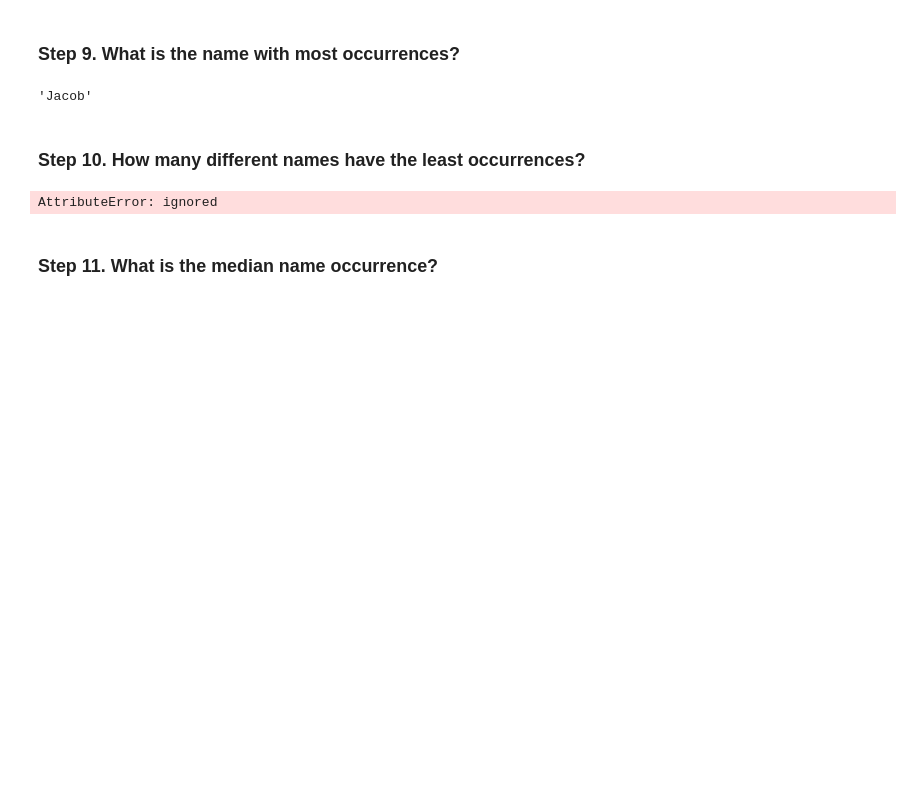
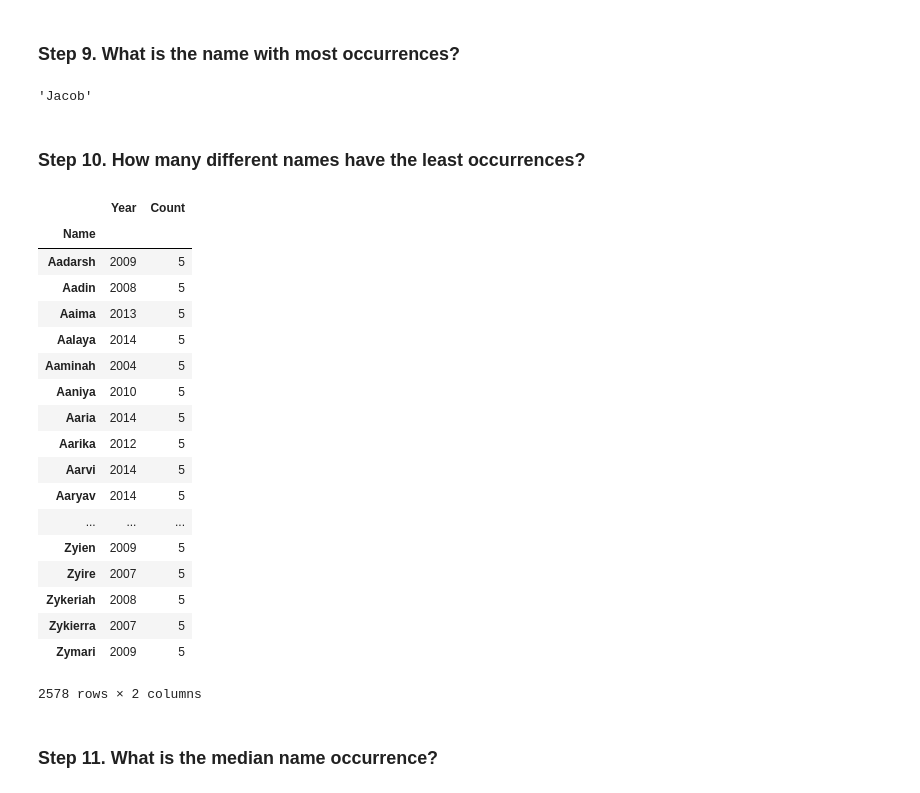
Before and after one commit to 03dipak/practise-pandas-ml, a Jupyter notebook: 06_Stats/US_Baby_Names/Exercises.ipynb, the cells around one changed output. Drawn from its saved outputs; the diff is of its cells as text; code cells hidden in the pictures; blank space fills up the shorter version.

```diff
--- a/06_Stats/US_Baby_Names/Exercises.ipynb
+++ b/06_Stats/US_Baby_Names/Exercises.ipynb
@@ -104,9 +104,27 @@ names.Count.idxmax()
 'Jacob'
 # %% [markdown]
 ### Step 10. How many different names have the least occurrences?
-# %%
-names[name.Count == name]
-# %% [output]
-AttributeError: ignored
+# %%
+names[names.Count == names.Count.min()]
+# %% [output]
+|  | Year | Count |
+| Name |  |  |
+| Aadarsh | 2009 | 5 |
+| Aadin | 2008 | 5 |
+| Aaima | 2013 | 5 |
+| Aalaya | 2014 | 5 |
+| Aaminah | 2004 | 5 |
+| Aaniya | 2010 | 5 |
+| Aaria | 2014 | 5 |
+| Aarika | 2012 | 5 |
+| Aarvi | 2014 | 5 |
+| Aaryav | 2014 | 5 |
+| ... | ... | ... |
+| Zyien | 2009 | 5 |
+| Zyire | 2007 | 5 |
+| Zykeriah | 2008 | 5 |
+| Zykierra | 2007 | 5 |
+| Zymari | 2009 | 5 |
+2578 rows × 2 columns
 # %% [markdown]
 ### Step 11. What is the median name occurrence?
```
Also changed, not shown: parts of 3 cells of this notebook.
